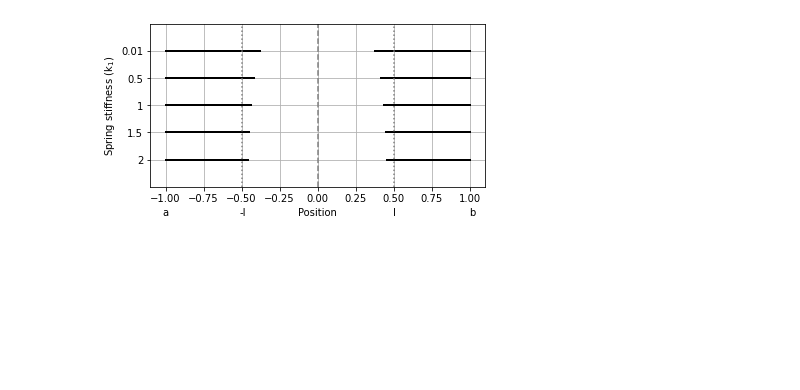
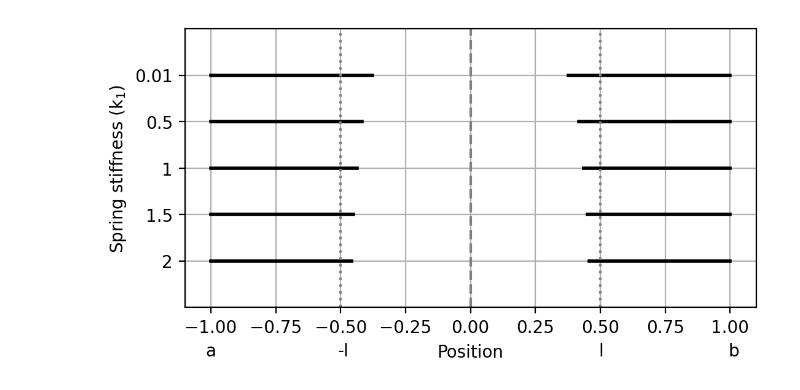
Before and after one commit to KOS-UJ/Spring-Rods-System-Approximation, a Jupyter notebook: experiments/reaction_on_spring_stiffness.ipynb, the cells around one changed output. Saved outputs shown, nothing was run; the diff lists cells and outputs as text; code cells hidden in the pictures; blank space fills up the shorter version.

Commit message:
create figures with high dpi

```diff
--- a/experiments/reaction_on_spring_stiffness.ipynb
+++ b/experiments/reaction_on_spring_stiffness.ipynb
@@ -12,7 +12,12 @@ from utils.plot_utils import plot_displacements_and_stress
 plt.rcParams.update({
     'axes.grid': True,
     'figure.facecolor': 'white',
-    'mathtext.default': 'regular'
+    'mathtext.default': 'regular',
+    'figure.figsize': (6, 3),
+    'figure.dpi': 200
+    # 'figure.figsize': (24, 12),
+    # 'pdf.fonttype': 42,
+    # 'ps.fonttype': 42
 })
 # %%
 experiment_setups = [
@@ -101,21 +106,21 @@ else:
 # %%
 # TODO important for experiment 6
 limits = (-1, 1) if experiment_number == 6 else (-0.5, 0.5)
 
 assert np.min(stress_results) > limits[0] and np.max(stress_results) < limits[1]
 
-plt.gcf().set_size_inches(6, 3)
+# plt.gcf().set_size_inches(6, 3)
 
 plot_displacements_and_stress(
     model,
     zip(displacement_results, stress_results),
     spring_const_discrete,
     parameter_name=f'Spring stiffness ({stiff_coef})',
     limits=limits,
     path=f'./plots/spring_stiff_dependence/exp{experiment_number}_full.png'
     # color_stresses=True
 )
 # %% [output]
-[figure, old version]
+[figure, new version]
 # %%
 fig = plt.gcf()
```
Also changed, not shown: parts of 5 cells of this notebook, 1 other file.
